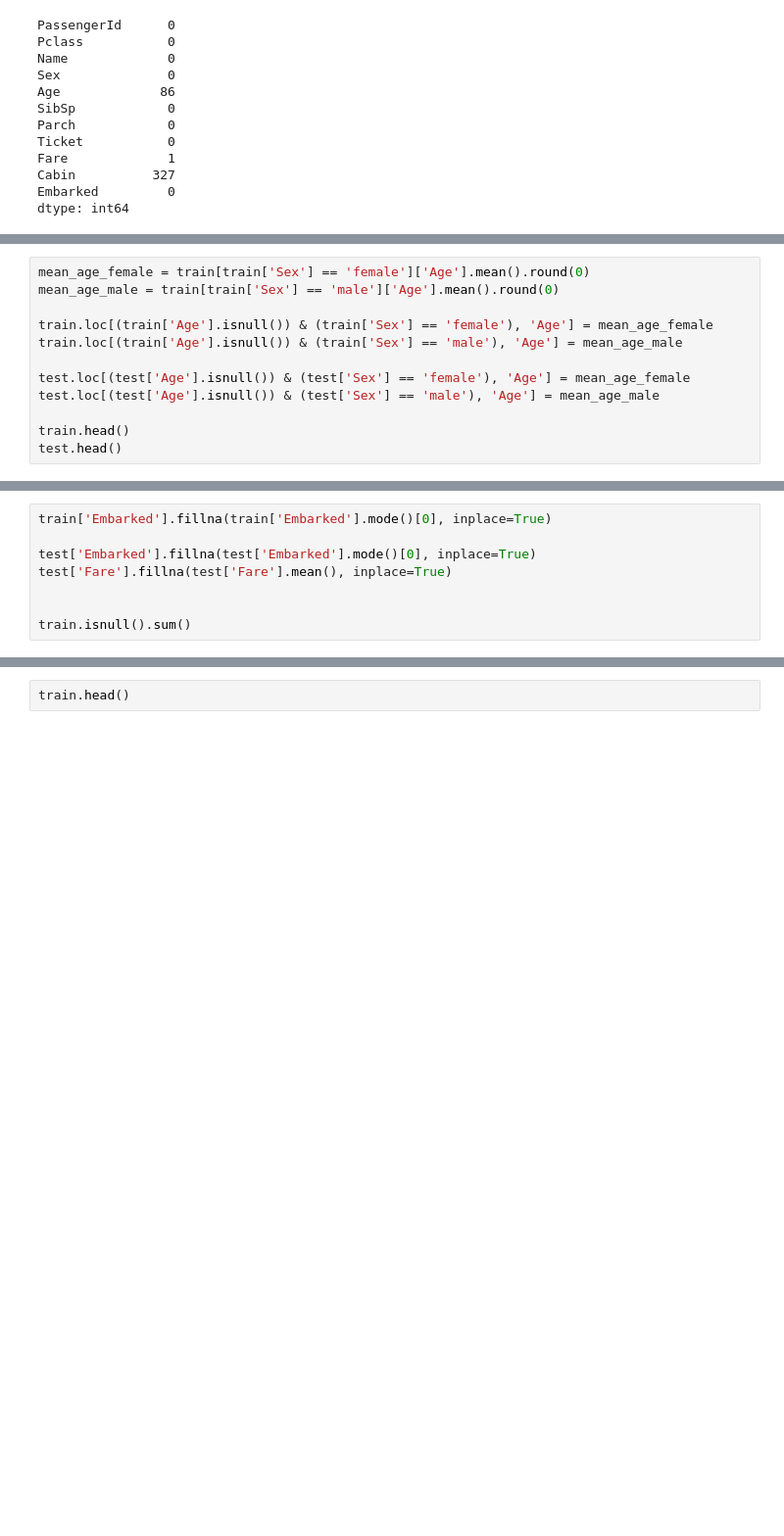
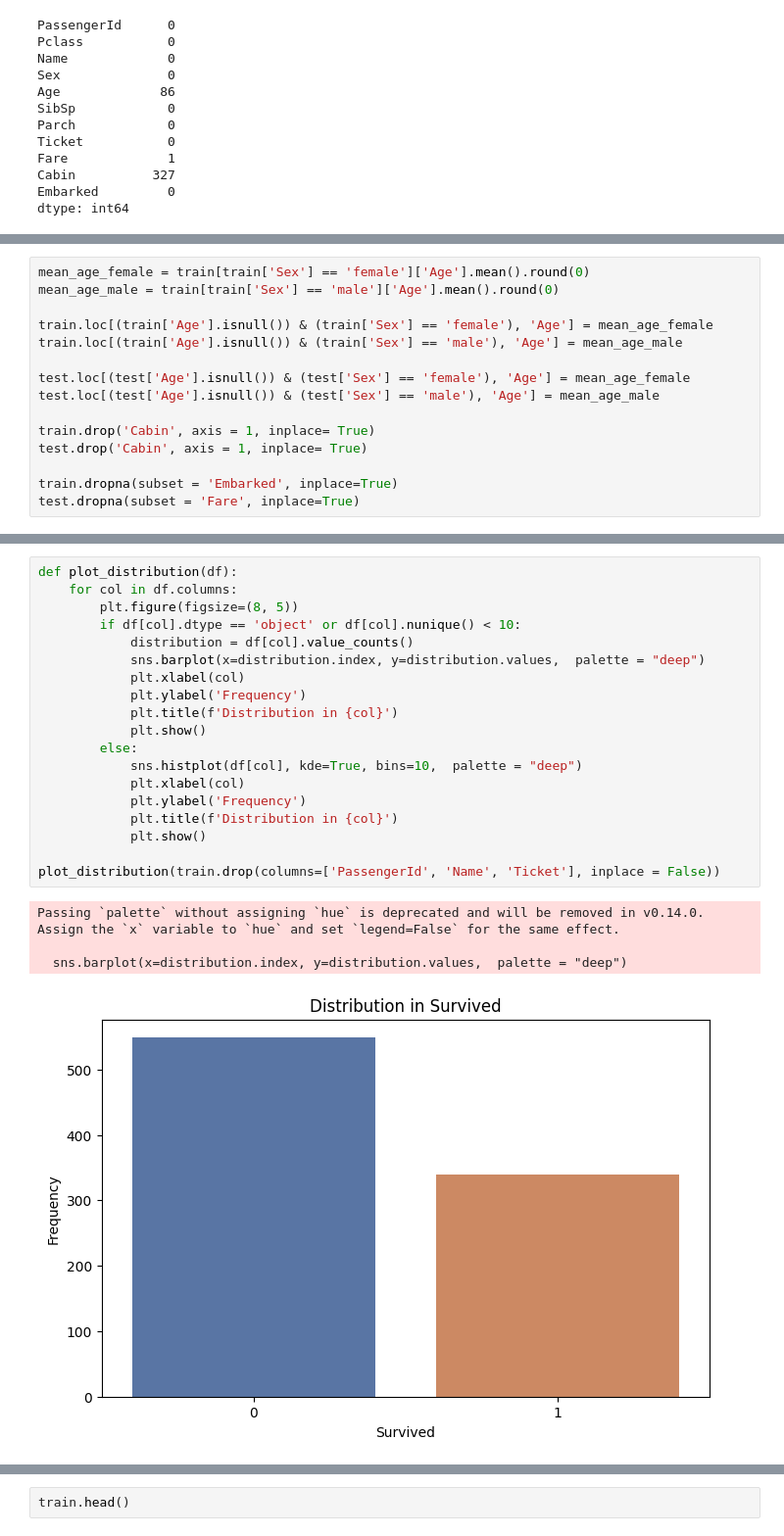
Before and after one commit to Fraanas/Titanic, a Jupyter notebook: Titanic.ipynb, the cells around one changed output, grey strips where cells are left out. Shown at 98% size. Cells and saved outputs as stored; diff of their text form; blank space fills up the shorter version.

```diff
--- a/Titanic.ipynb
+++ b/Titanic.ipynb
@@ -107,5 +148,8 @@ train.loc[(train['Age'].isnull()) & (train['Sex'] == 'male'), 'Age'] = mean_age_
 test.loc[(test['Age'].isnull()) & (test['Sex'] == 'female'), 'Age'] = mean_age_female
 test.loc[(test['Age'].isnull()) & (test['Sex'] == 'male'), 'Age'] = mean_age_male
 
-train.head()
-test.head()
+train.drop('Cabin', axis = 1, inplace= True)
+test.drop('Cabin', axis = 1, inplace= True)
+
+train.dropna(subset = 'Embarked', inplace=True)
+test.dropna(subset = 'Fare', inplace=True)
@@ -119,8 +155,0 @@ test.head()
-# %%
-train['Embarked'].fillna(train['Embarked'].mode()[0], inplace=True)
-
-test['Embarked'].fillna(test['Embarked'].mode()[0], inplace=True)
-test['Fare'].fillna(test['Fare'].mean(), inplace=True)
-
-
-train.isnull().sum()
@@ -207,0 +183,24 @@ plt.show()
+# %%
+def plot_distribution(df):
+    for col in df.columns:
+        plt.figure(figsize=(8, 5))
+        if df[col].dtype == 'object' or df[col].nunique() < 10:
+            distribution = df[col].value_counts()
+            sns.barplot(x=distribution.index, y=distribution.values,  palette = "deep")
+            plt.xlabel(col)
+            plt.ylabel('Frequency')
+            plt.title(f'Distribution in {col}')
+            plt.show()
+        else:
+            sns.histplot(df[col], kde=True, bins=10,  palette = "deep")
+            plt.xlabel(col)
+            plt.ylabel('Frequency')
+            plt.title(f'Distribution in {col}')
+            plt.show()
+
+plot_distribution(train.drop(columns=['PassengerId', 'Name', 'Ticket'], inplace = False))
+# %% [output]
+Passing `palette` without assigning `hue` is deprecated and will be removed in v0.14.0. Assign the `x` variable to `hue` and set `legend=False` for the same effect.
+
+  sns.barplot(x=distribution.index, y=distribution.values,  palette = "deep")
+[figure, added]
```
Also changed, not shown: parts of 65 cells of this notebook, 1 other file.
